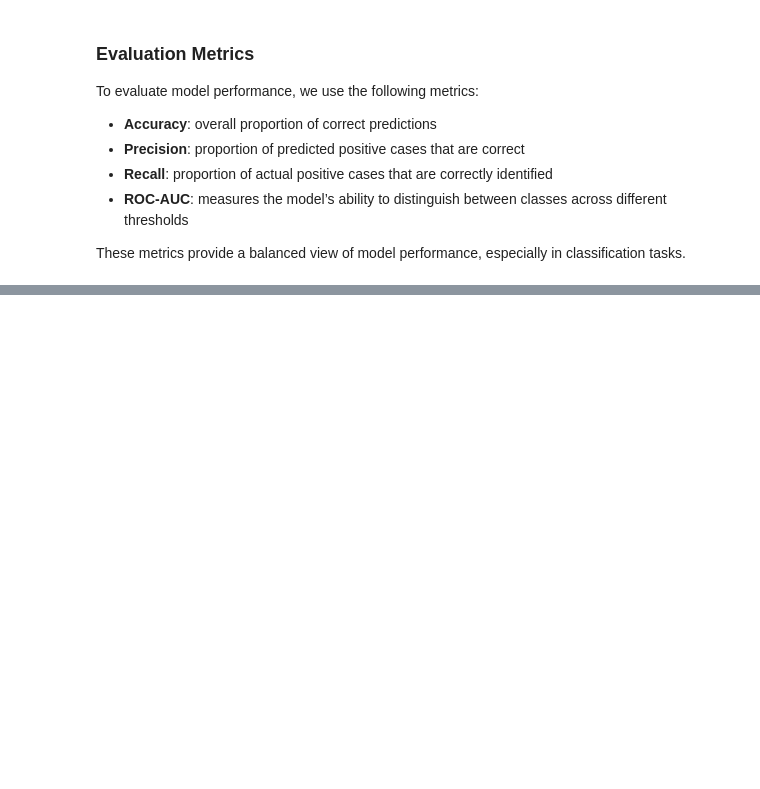
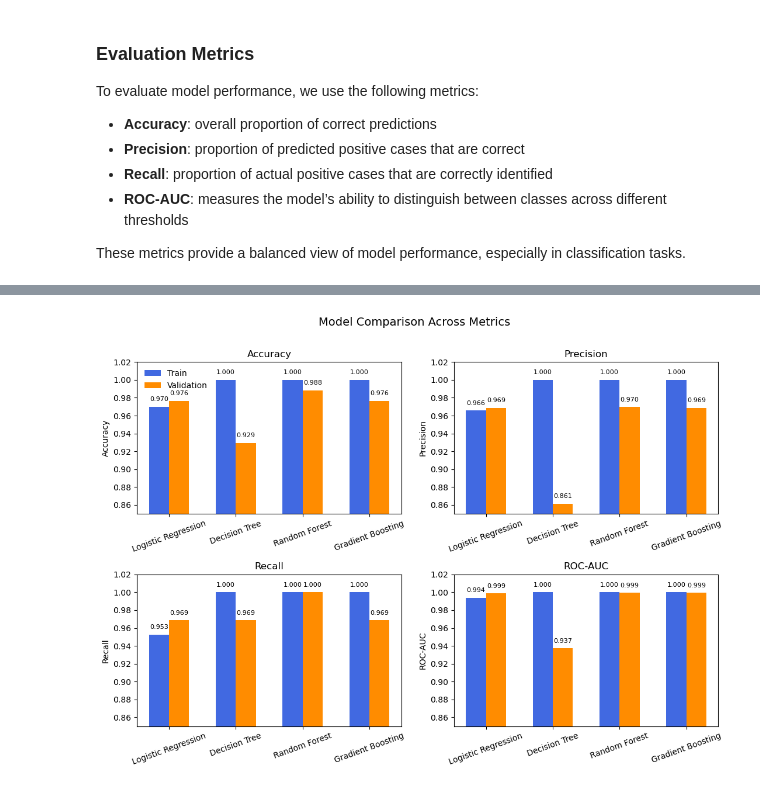
Before and after one commit to aadupuy/ml-fundamentals, a Jupyter notebook: ML_comparison_project.ipynb, the cells around one changed output, grey strips where cells are left out. Cells and saved outputs as stored; diff of their text form; code cells hidden in the pictures; blank space fills up the shorter version.

Commit message:
work on comparison project - done

```diff
--- a/ML_comparison_project.ipynb
+++ b/ML_comparison_project.ipynb
@@ -232,11 +232,11 @@ from sklearn.metrics import accuracy_score, precision_score, recall_score, roc_a
 
 def evaluate_model(model, X, y):
     y_pred = model.predict(X)
-    y_prob = model.predict_proba(X)[:, 1]
+    y_prob_benign = model.predict_proba(X)[:, 1]
 
     return {
         "Accuracy": accuracy_score(y, y_pred),
-        "Precision": precision_score(y, y_pred),
-        "Recall": recall_score(y, y_pred),
-        "ROC-AUC": roc_auc_score(y, y_prob),
+        "Precision": precision_score(y, y_pred, pos_label=0),
+        "Recall": recall_score(y, y_pred, pos_label=0),
+        "ROC-AUC": roc_auc_score(y, y_prob_benign),
     }
@@ -242,0 +255,5 @@ def evaluate_model(model, X, y):
+# %%
+models = {
+    "Logistic Regression": LogisticRegression(max_iter=5000),
+    "Decision Tree": DecisionTreeClassifier(random_state=42)
+}
@@ -242,0 +305,7 @@ def evaluate_model(model, X, y):
+# %%
+from sklearn.ensemble import RandomForestClassifier, GradientBoostingClassifier
+
+models.update({
+    "Random Forest": RandomForestClassifier(random_state=42),
+    "Gradient Boosting": GradientBoostingClassifier(random_state=42)
+})
@@ -242,0 +352,70 @@ def evaluate_model(model, X, y):
+# %%
+import numpy as np
+import matplotlib.pyplot as plt
+
+model_names = df.index.tolist()
+x = np.arange(len(model_names))
+
+metrics = ["Accuracy", "Precision", "Recall", "ROC-AUC"]
+
+fig, axes = plt.subplots(2, 2, figsize=(11, 8))
+axes = axes.flatten()
+
+for ax, metric in zip(axes, metrics):
+    train_values = df[f"Train {metric}"].values
+    val_values = df[f"Val {metric}"].values
+
+    # Train bars
+    bars = ax.bar(
+        x - 0.15,
+        train_values,
+        width=0.3,
+        label="Train",
+        color="royalblue"
+    )
+
+    for bar in bars:
+        height = bar.get_height()
+        ax.text(
+            bar.get_x() + bar.get_width() / 2,
+            height + 0.005,
+            f"{height:.3f}",
+            ha="center",
+            va="bottom",
+            fontsize=8
+        )
+
+    # Validation bars
+    bars = ax.bar(
+        x + 0.15,
+        val_values,
+        width=0.3,
+        label="Validation",
+        color="darkorange"
+    )
+
+    for bar in bars:
+        height = bar.get_height()
+        ax.text(
+            bar.get_x() + bar.get_width() / 2,
+            height + 0.005,
+            f"{height:.3f}",
+            ha="center",
+            va="bottom",
+            fontsize=8
+        )
+
+    ax.set_xticks(x)
+    ax.set_xticklabels(model_names, rotation=20)
+    ax.set_ylim(0.85, 1.02)
+    ax.set_ylabel(metric)
+    ax.set_title(metric)
+
+# show legend only once
+axes[0].legend(frameon=False)
+
+plt.suptitle("Model Comparison Across Metrics", fontsize=14)
+plt.tight_layout(rect=[0, 0, 1, 0.97])
+plt.show()
+# %% [output]
+[figure, added]
```
Also changed, not shown: parts of 21 cells of this notebook.
